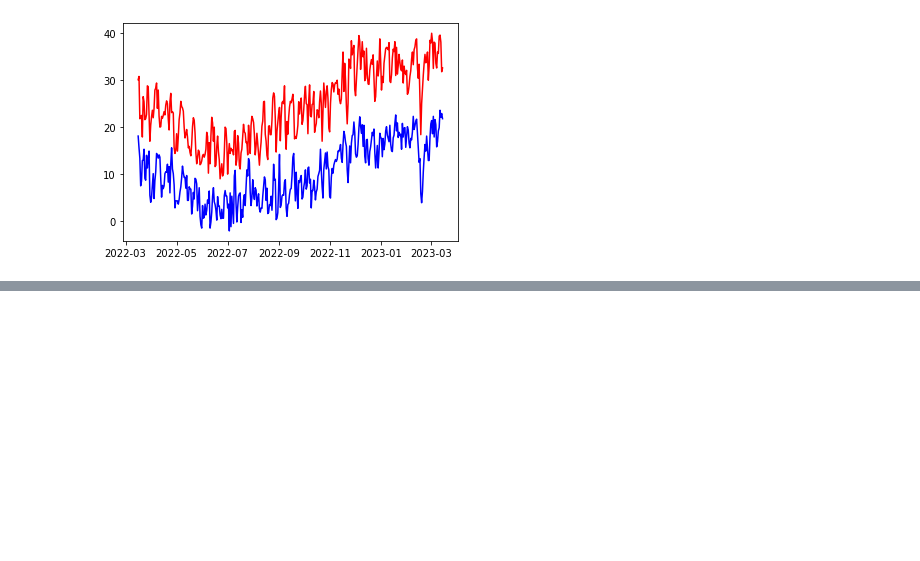
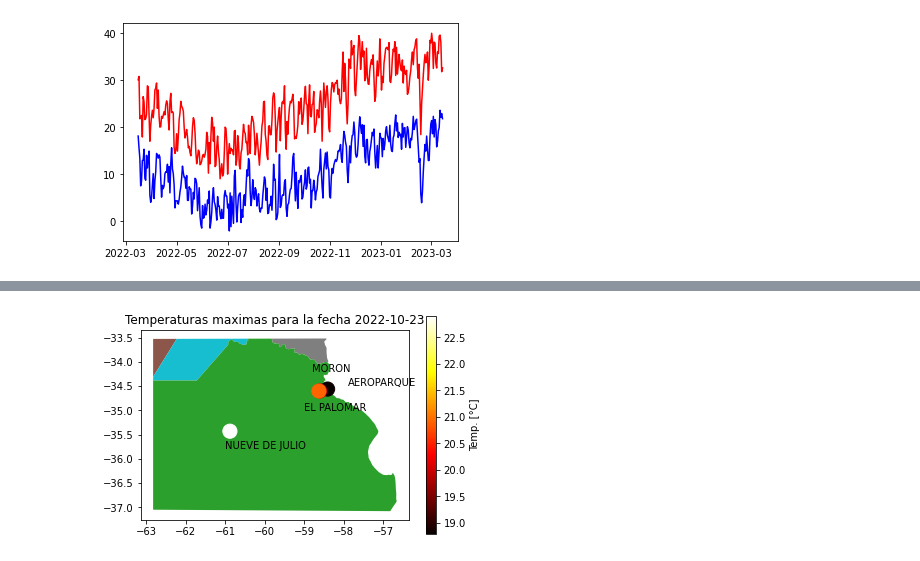
Before and after one commit to giuliano-geo/buenos_aires, a Jupyter notebook: cocoton_GIS.ipynb, the cells around one changed output, grey strips where cells are left out. Drawn from its saved outputs; the diff is of its cells as text; code cells hidden in the pictures; blank space fills up the shorter version.

Commit message:
mapa que muestra temperatura por dia

```diff
--- a/cocoton_GIS.ipynb
+++ b/cocoton_GIS.ipynb
@@ -190,3 +189,6 @@ plt.plot (dataset_temperatura[filtro_9_julio].FECHA , dataset_temperatura[filtro
 # %% [output]
 [<matplotlib.lines.Line2D at 0x...>]
 [figure]
+# %%
+data_folder = Path(".")
+provincia = gpd.read_file (data_folder / 'provincia_buenos_aires.shp')
@@ -192,0 +197,2 @@ plt.plot (dataset_temperatura[filtro_9_julio].FECHA , dataset_temperatura[filtro
+# %%
+estaciones = pd.read_csv (data_folder / 'estaciones_smn.csv', sep= ";")
@@ -192,0 +207,25 @@ plt.plot (dataset_temperatura[filtro_9_julio].FECHA , dataset_temperatura[filtro
+# %%
+lat = estaciones.lat
+lon = estaciones.long
+est = estaciones.Nombre
+
+dia = "2022-10-23"
+filtro_dia = dataset_temperatura['FECHA'] == dia
+filtro_dato =( (filtro_dia & filtro_aeroparque) + (filtro_dia & filtro_moron) + (filtro_dia & filtro_9_julio) +
+              (filtro_dia & filtro_palomar))
+tmax = dataset_temperatura[filtro_dato].TMAX
+# %%
+provincia.plot(column='FNA', linewidth = 4)#, alpha= 0.5)#linecolor= 'b')
+plt.scatter(lon,lat,
+          c=tmax,s=200,
+          cmap='hot', alpha=1)
+#create colorbar
+plt.colorbar(label=r'Temp. [°C]')
+plt.text(-61,-35.8, "NUEVE DE JULIO")
+plt.text(-59,-35, "EL PALOMAR")
+plt.text(-58.8,-34.2, "MORON")
+plt.text(-57.9,-34.5, "AEROPARQUE")
+plt.title("Temperaturas maximas para la fecha " + dia)
+plt.show()
+# %% [output]
+[figure, added]
```
Also changed, not shown: parts of 5 cells of this notebook.
